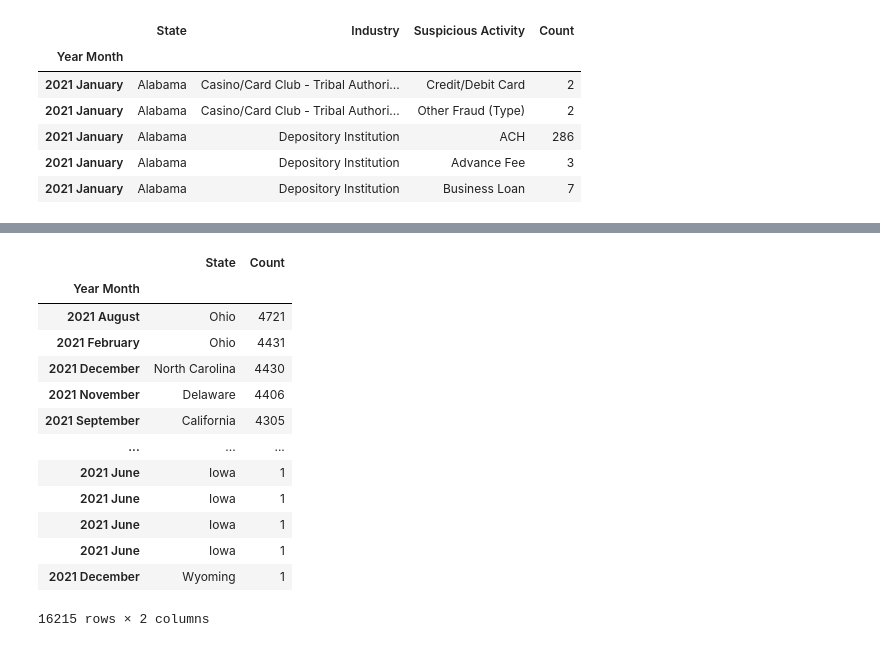
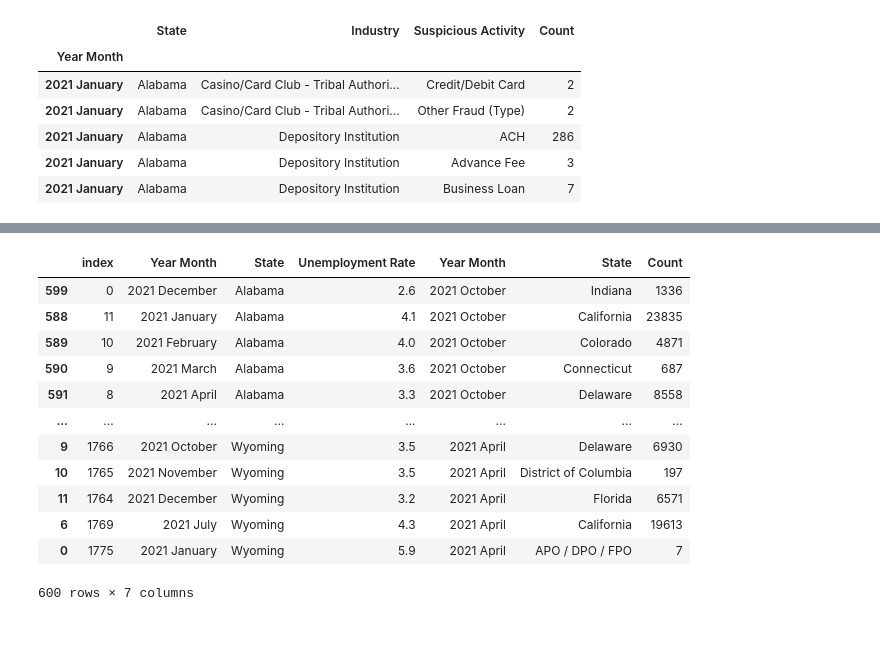
Before and after one commit to AkanSri/Project-1, a Jupyter notebook: Personal_Hakob/code_hakob.ipynb, the cells around one changed output, grey strips where cells are left out. Saved outputs shown, nothing was run; the diff lists cells and outputs as text; code cells hidden in the pictures.

Commit message:
connecting crime data with unemployment data for 2021 (Sunday's Work)

```diff
--- a/Personal_Hakob/code_hakob.ipynb
+++ b/Personal_Hakob/code_hakob.ipynb
@@ -8,0 +68,5 @@ import hvplot.pandas
+# %%
+df_2021 = df.loc[df['Year'] == '2021'].copy()
+df_2021['Year Month'] = df_2021['Year'] +' '+ df_2021['Month']
+df_2021 = df_2021[['Year Month', 'State','Unemployment Rate']]
+df_2021.set_index('Year Month')
@@ -8,0 +88,4 @@ import hvplot.pandas
+# %%
+df_2021.sort_index(inplace=True,ascending=False)
+df_2021 = df_2021.astype({'Unemployment Rate':'float'})
+df_2021.hvplot(y='Unemployment Rate', x = 'Year Month',groupby='State', rot = 90)
@@ -91,17 +145,22 @@ mapped_data
-# %%
-csv_states
-# %% [output]
-|  | State | Count |
-| Year Month |  |  |
-| 2021 August | Ohio | 4721 |
-| 2021 February | Ohio | 4431 |
-| 2021 December | North Carolina | 4430 |
-| 2021 November | Delaware | 4406 |
-| 2021 September | California | 4305 |
-| ... | ... | ... |
-| 2021 June | Iowa | 1 |
-| 2021 June | Iowa | 1 |
-| 2021 June | Iowa | 1 |
-| 2021 June | Iowa | 1 |
-| 2021 December | Wyoming | 1 |
-16215 rows × 2 columns
+# %%
+
+df_2021 = df_2021.reset_index()
+grouped_stats = grouped_stats.reset_index()
+df_2021 = df_2021.sort_values("State")
+
+combined_df = pd.concat([df_2021, grouped_stats], axis="columns", join="inner")
+combined_df
+# %% [output]
+|  | index | Year Month | State | Unemployment Rate | Year Month | State | Count |
+| 599 | 0 | 2021 December | Alabama | 2.6 | 2021 October | Indiana | 1336 |
+| 588 | 11 | 2021 January | Alabama | 4.1 | 2021 October | California | 23835 |
+| 589 | 10 | 2021 February | Alabama | 4.0 | 2021 October | Colorado | 4871 |
+| 590 | 9 | 2021 March | Alabama | 3.6 | 2021 October | Connecticut | 687 |
+| 591 | 8 | 2021 April | Alabama | 3.3 | 2021 October | Delaware | 8558 |
+| ... | ... | ... | ... | ... | ... | ... | ... |
+| 9 | 1766 | 2021 October | Wyoming | 3.5 | 2021 April | Delaware | 6930 |
+| 10 | 1765 | 2021 November | Wyoming | 3.5 | 2021 April | District of Columbia | 197 |
+| 11 | 1764 | 2021 December | Wyoming | 3.2 | 2021 April | Florida | 6571 |
+| 6 | 1769 | 2021 July | Wyoming | 4.3 | 2021 April | California | 19613 |
+| 0 | 1775 | 2021 January | Wyoming | 5.9 | 2021 April | APO / DPO / FPO | 7 |
+600 rows × 7 columns
```
Also changed, not shown: parts of 8 cells of this notebook.
